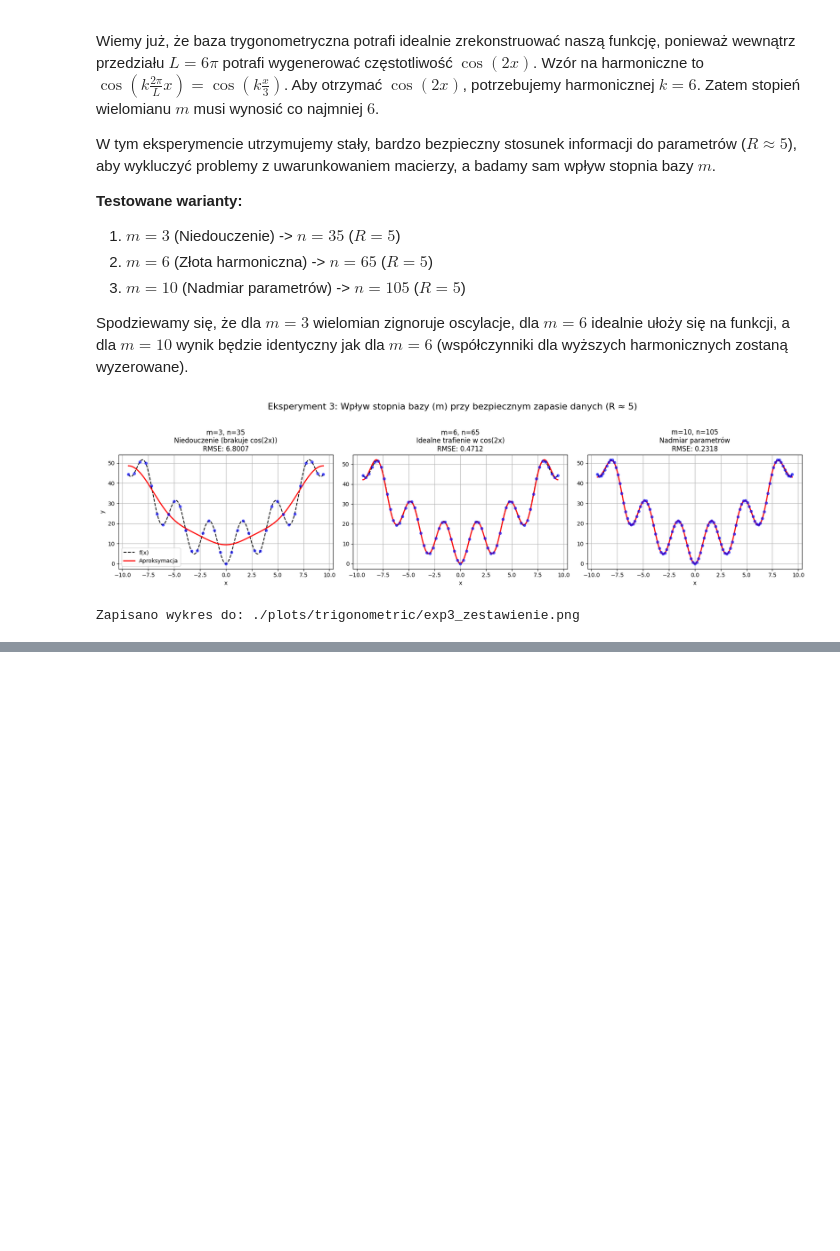
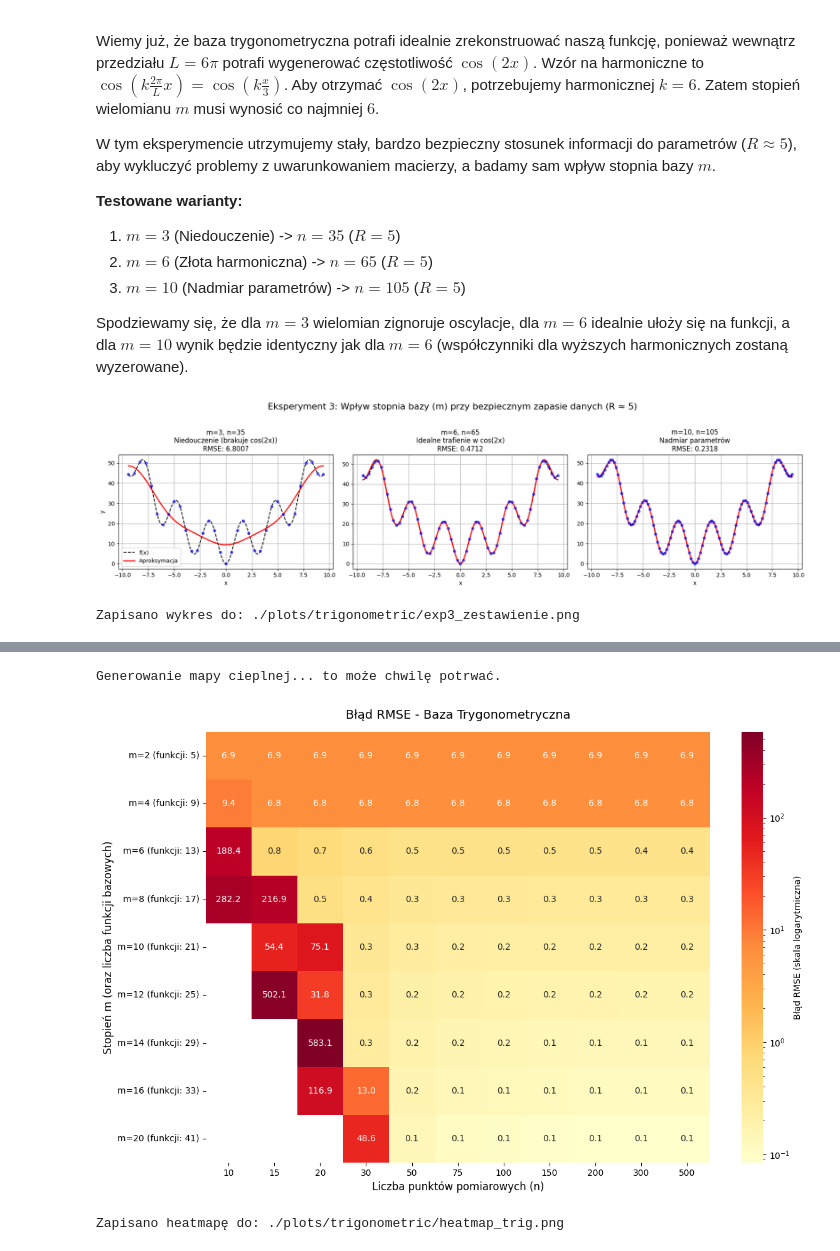
Before and after one commit to Veexeq/MOwNiT, a Jupyter notebook: lab6-trig-approx/main.ipynb, the cells around one changed output, grey strips where cells are left out. Saved outputs shown, nothing was run; the diff lists cells and outputs as text; code cells hidden in the pictures; blank space fills up the shorter version.

```diff
--- a/lab6-trig-approx/main.ipynb
+++ b/lab6-trig-approx/main.ipynb
@@ -280,0 +363,68 @@ Zapisano wykres do: ./plots/trigonometric/exp3_zestawienie.png
+# %%
+# ==========================================
+# EKSPERYMENT 5: Heatmapa dla bazy trygonometrycznej
+# ==========================================
+import seaborn as sns
+import pandas as pd
+
+print("Generowanie mapy cieplnej... to może chwilę potrwać.")
+
+n_values_hm = [10, 15, 20, 30, 50, 75, 100, 150, 200, 300, 500]
+m_values_hm = [2, 4, 6, 8, 10, 12, 14, 16, 20]
+
+results_trig = np.zeros((len(m_values_hm), len(n_values_hm)))
+
+for i, m_val in enumerate(m_values_hm):
+    basis_hm = get_trig_basis(m_val)
+    num_basis_funcs = len(basis_hm)
+
+    for j, n_val in enumerate(n_values_hm):
+        x_nodes_hm = np.linspace(a, b, n_val)
+        y_nodes_hm = f(x_nodes_hm)
+
+        try:
+            coeffs_hm = solve_approximation(x_nodes_hm, y_nodes_hm, basis_hm)
+            y_approx_hm = evaluate_model(x_dense, coeffs_hm, basis_hm)
+            rmse_hm = np.sqrt(calculate_mse(y_true_dense, y_approx_hm))
+            results_trig[i, j] = rmse_hm
+        except np.linalg.LinAlgError:
+            results_trig[i, j] = np.nan # Macierz ściśle osobliwa
+
+# Przygotowanie ramki danych z czytelnymi etykietami
+df_trig = pd.DataFrame(
+    results_trig,
+    index=[f"m={m} (funkcji: {2*m+1})" for m in m_values_hm],
+    columns=n_values_hm
+)
+
+plt.figure(figsize=(12, 8))
+
+# Rysujemy logarytmiczną mapę cieplną z maskowaniem wartości NaN na czarno
+sns.heatmap(
+    df_trig,
+    annot=True,
+    fmt=".1f",
+    cmap="YlOrRd",
+    norm=plt.matplotlib.colors.LogNorm(),
+    cbar_kws={'label': 'Błąd RMSE (skala logarytmiczna)'},
+    mask=df_trig.isna(),
+    facecolor='black' # Wypełnienie dla wartości NaN
+)
+
+plt.title('Błąd RMSE - Baza Trygonometryczna', fontsize=14, pad=15)
+plt.xlabel('Liczba punktów pomiarowych (n)', fontsize=12)
+plt.ylabel('Stopień m (oraz liczba funkcji bazowych)', fontsize=12)
+
+import os
+os.makedirs("./plots/trigonometric", exist_ok=True)
+path_hm = "./plots/trigonometric/heatmap_trig.png"
+
+plt.tight_layout()
+plt.savefig(path_hm, dpi=300)
+plt.show()
+
+print(f"Zapisano heatmapę do: {path_hm}")
+# %% [output]
+Generowanie mapy cieplnej... to może chwilę potrwać.
+[figure, added]
+Zapisano heatmapę do: ./plots/trigonometric/heatmap_trig.png
```
Also changed, not shown: parts of 5 cells of this notebook, 1 other file.
